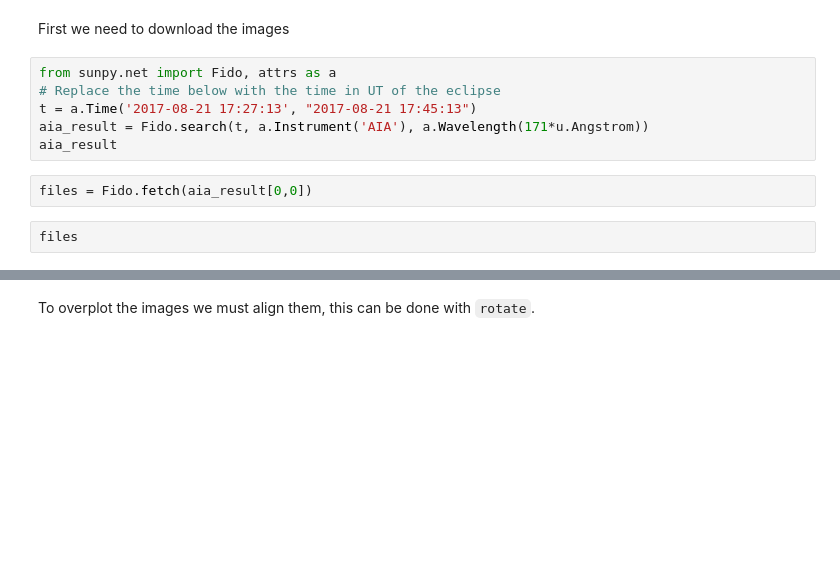
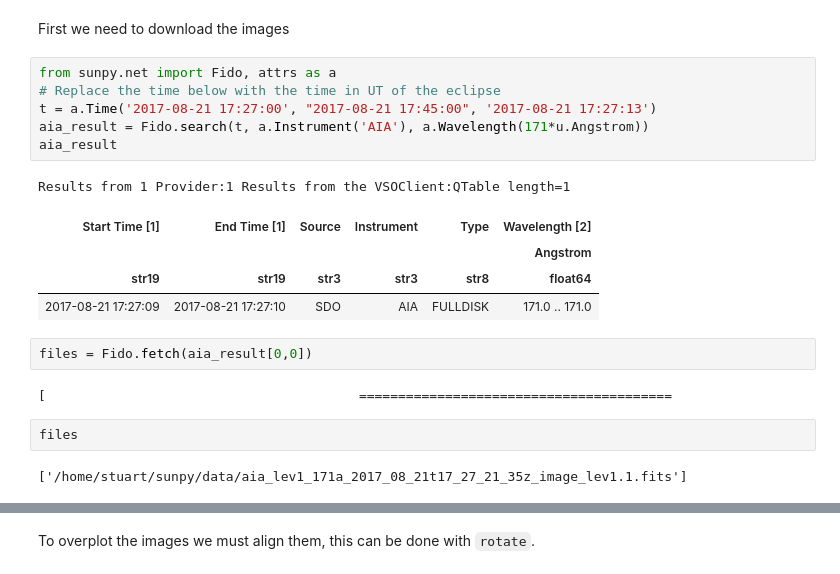
Before and after one commit to sunpy/solar-eclipse, a Jupyter notebook: notebooks/Processing your Eclipse Photo with SunPy.ipynb, the cells around one changed output, grey strips where cells are left out. Saved outputs shown, nothing was run; the diff lists cells and outputs as text; blank space fills up the shorter version.

```diff
--- a/notebooks/Processing your Eclipse Photo with SunPy.ipynb
+++ b/notebooks/Processing your Eclipse Photo with SunPy.ipynb
@@ -467,13 +469,23 @@ First we need to download the images
 # %%
 from sunpy.net import Fido, attrs as a
 # Replace the time below with the time in UT of the eclipse
-t = a.Time('2017-08-21 17:27:13', "2017-08-21 17:45:13")
+t = a.Time('2017-08-21 17:27:00', "2017-08-21 17:45:00", '2017-08-21 17:27:13')
 aia_result = Fido.search(t, a.Instrument('AIA'), a.Wavelength(171*u.Angstrom))
 aia_result
+# %% [output]
+Results from 1 Provider:1 Results from the VSOClient:QTable length=1
+| Start Time [1] | End Time [1] | Source | Instrument | Type | Wavelength [2] |
+|  |  |  |  |  | Angstrom |
+| str19 | str19 | str3 | str3 | str8 | float64 |
+| 2017-08-21 17:27:09 | 2017-08-21 17:27:10 | SDO | AIA | FULLDISK | 171.0 .. 171.0 |
 # %%
 files = Fido.fetch(aia_result[0,0])
+# %% [output]
+[                                        ========================================
 # %%
 files
+# %% [output]
+['/home/stuart/sunpy/data/aia_lev1_171a_2017_08_21t17_27_21_35z_image_lev1.1.fits']
 # %%
 aia_map = sunpy.map.Map(files[0])
 aia_map.plot()
```
Also changed, not shown: parts of 29 cells of this notebook.
